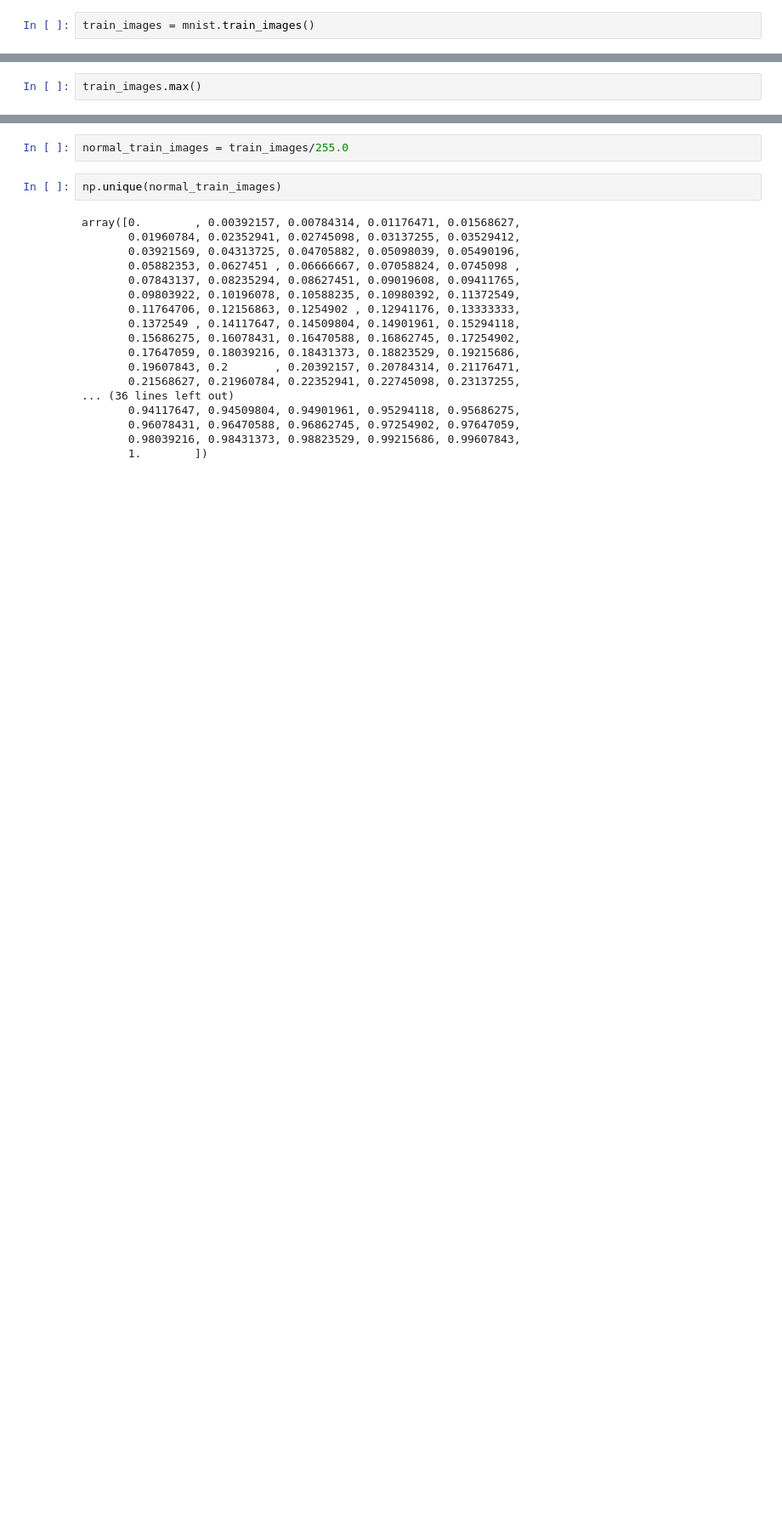
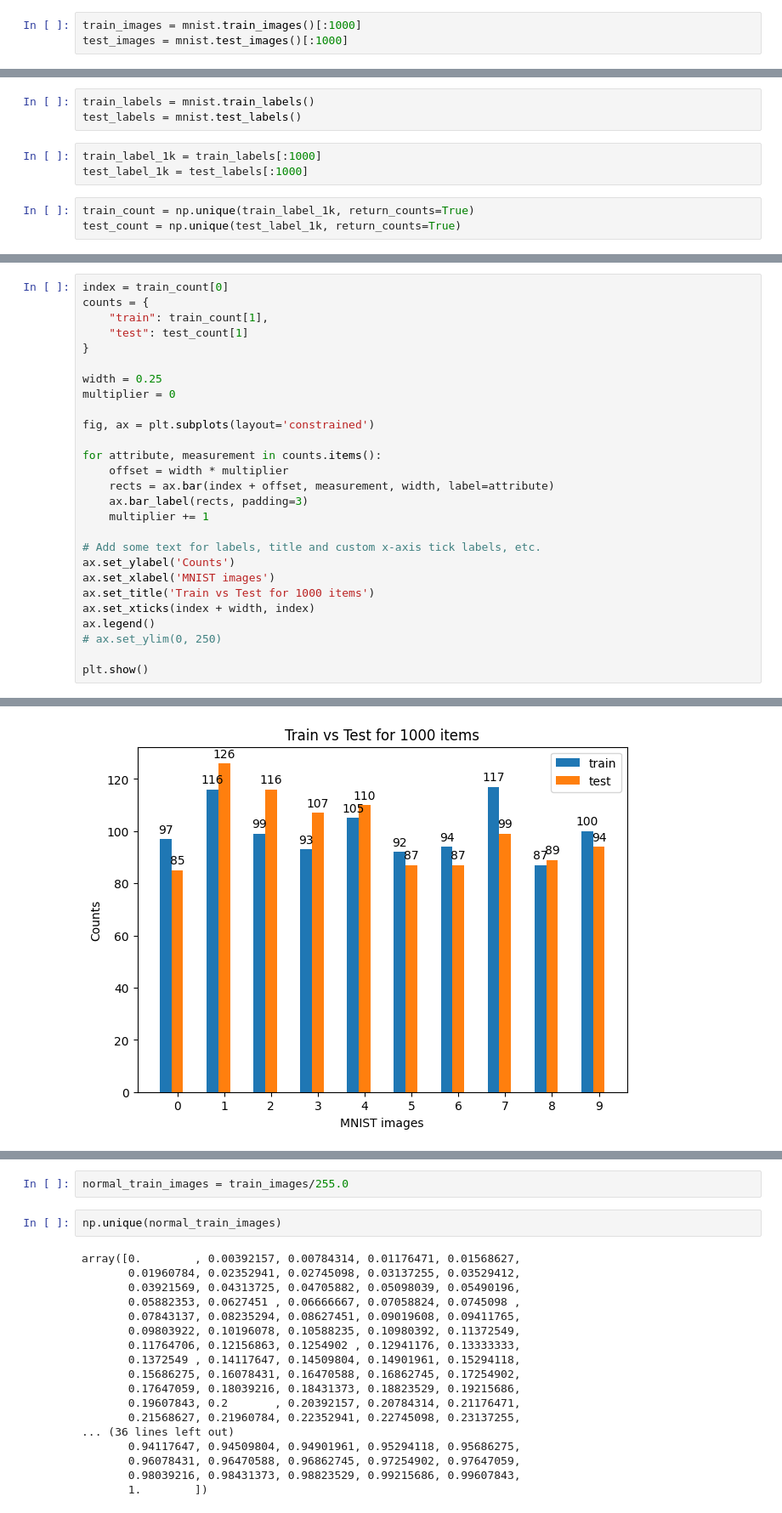
Before and after one commit to intuinno/jaxhpm, a Jupyter notebook: notebooks/mnist.ipynb, the cells around one changed output, grey strips where cells are left out. Shown: that part at 85% size. Drawn from its saved outputs; the diff is of its cells as text; blank space fills up the shorter version.

Commit message:
Switching to using small number of mnist patches 20

```diff
--- a/notebooks/mnist.ipynb
+++ b/notebooks/mnist.ipynb
@@ -3,3 +7,4 @@ import mnist
 # %%
-train_images = mnist.train_images()
+train_images = mnist.train_images()[:1000]
+test_images = mnist.test_images()[:1000]
 # %%
@@ -24,0 +14,9 @@ array([[[0, 0, 0, ..., 0, 0, 0],
+# %%
+train_labels = mnist.train_labels()
+test_labels = mnist.test_labels()
+# %%
+train_label_1k = train_labels[:1000]
+test_label_1k = test_labels[:1000]
+# %%
+train_count = np.unique(train_label_1k, return_counts=True)
+test_count = np.unique(test_label_1k, return_counts=True)
@@ -25,3 +29,28 @@ array([[[0, 0, 0, ..., 0, 0, 0],
 # %%
-train_images.max()
+index = train_count[0]
+counts = {
+    "train": train_count[1],
+    "test": test_count[1]
+}
+
+width = 0.25
+multiplier = 0
+
+fig, ax = plt.subplots(layout='constrained')
+
+for attribute, measurement in counts.items():
+    offset = width * multiplier
+    rects = ax.bar(index + offset, measurement, width, label=attribute)
+    ax.bar_label(rects, padding=3)
+    multiplier += 1
+
+# Add some text for labels, title and custom x-axis tick labels, etc.
+ax.set_ylabel('Counts')
+ax.set_xlabel('MNIST images')
+ax.set_title('Train vs Test for 1000 items')
+ax.set_xticks(index + width, index)
+ax.legend()
+# ax.set_ylim(0, 250)
+
+plt.show()
 # %% [output]
@@ -29 +57,2 @@ train_images.max()
+[figure, added]
 # %%
```
Also changed, not shown: parts of 12 cells of this notebook, 7 other files.
